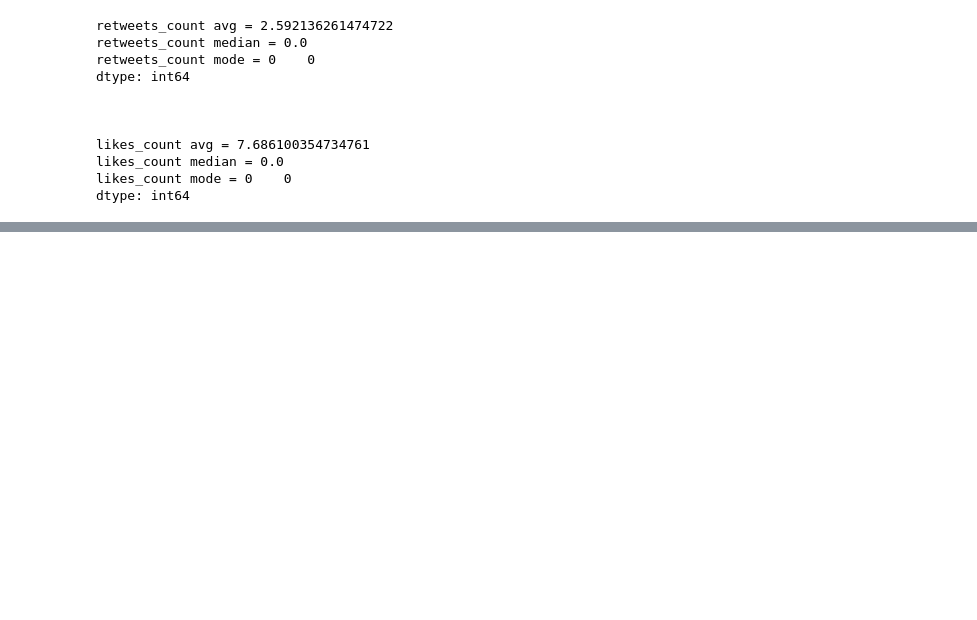
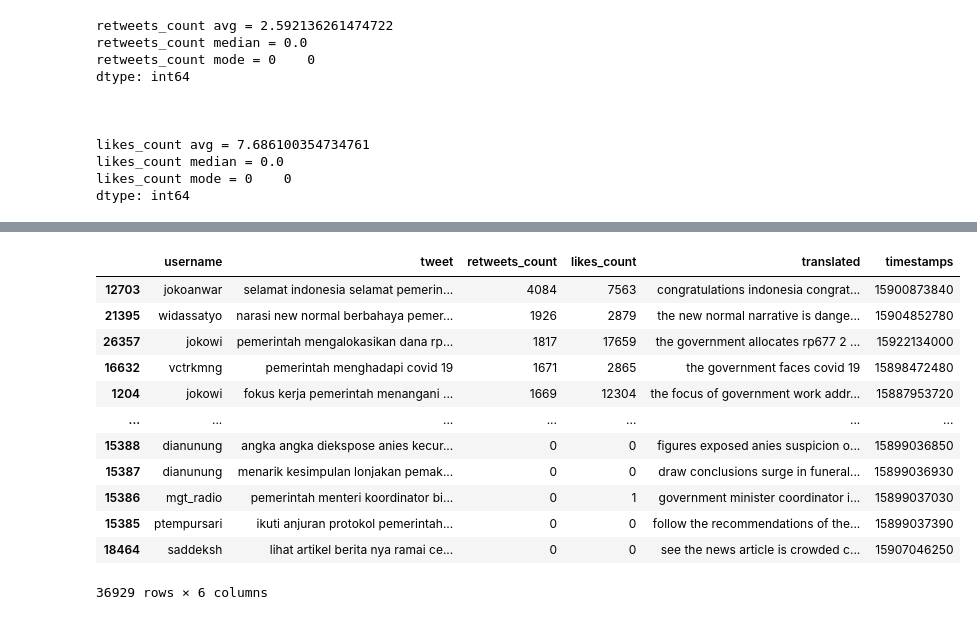
Before and after one commit to KingfishX23/project-sainsdata-kuliah, a Jupyter notebook: ProjekDataSains_Kel12.ipynb, the cells around one changed output, grey strips where cells are left out. Drawn from its saved outputs; the diff is of its cells as text; code cells hidden in the pictures; blank space fills up the shorter version.

```diff
--- a/ProjekDataSains_Kel12.ipynb
+++ b/ProjekDataSains_Kel12.ipynb
@@ -96 +95,17 @@ ax = sns.lineplot(x="number", y="counts", data=plotDf) #sns adalah seaborn, komp
 [figure]
+# %%
+dataFrameTwitter.sort_values(by="retweets_count", ascending=False)
+# %% [output]
+|  | username | tweet | retweets_count | likes_count | translated | timestamps |
+| 12703 | jokoanwar | selamat indonesia selamat pemerin... | 4084 | 7563 | congratulations indonesia congrat... | 15900873840 |
+| 21395 | widassatyo | narasi new normal berbahaya pemer... | 1926 | 2879 | the new normal narrative is dange... | 15904852780 |
+| 26357 | jokowi | pemerintah mengalokasikan dana rp... | 1817 | 17659 | the government allocates rp677 2 ... | 15922134000 |
+| 16632 | vctrkmng | pemerintah menghadapi covid 19 | 1671 | 2865 | the government faces covid 19 | 15898472480 |
+| 1204 | jokowi | fokus kerja pemerintah menangani ... | 1669 | 12304 | the focus of government work addr... | 15887953720 |
+| ... | ... | ... | ... | ... | ... | ... |
+| 15388 | dianunung | angka angka diekspose anies kecur... | 0 | 0 | figures exposed anies suspicion o... | 15899036850 |
+| 15387 | dianunung | menarik kesimpulan lonjakan pemak... | 0 | 0 | draw conclusions surge in funeral... | 15899036930 |
+| 15386 | mgt_radio | pemerintah menteri koordinator bi... | 0 | 1 | government minister coordinator i... | 15899037030 |
+| 15385 | ptempursari | ikuti anjuran protokol pemerintah... | 0 | 0 | follow the recommendations of the... | 15899037390 |
+| 18464 | saddeksh | lihat artikel berita nya ramai ce... | 0 | 0 | see the news article is crowded c... | 15907046250 |
+36929 rows × 6 columns
```
Also changed, not shown: parts of 4 cells of this notebook.
